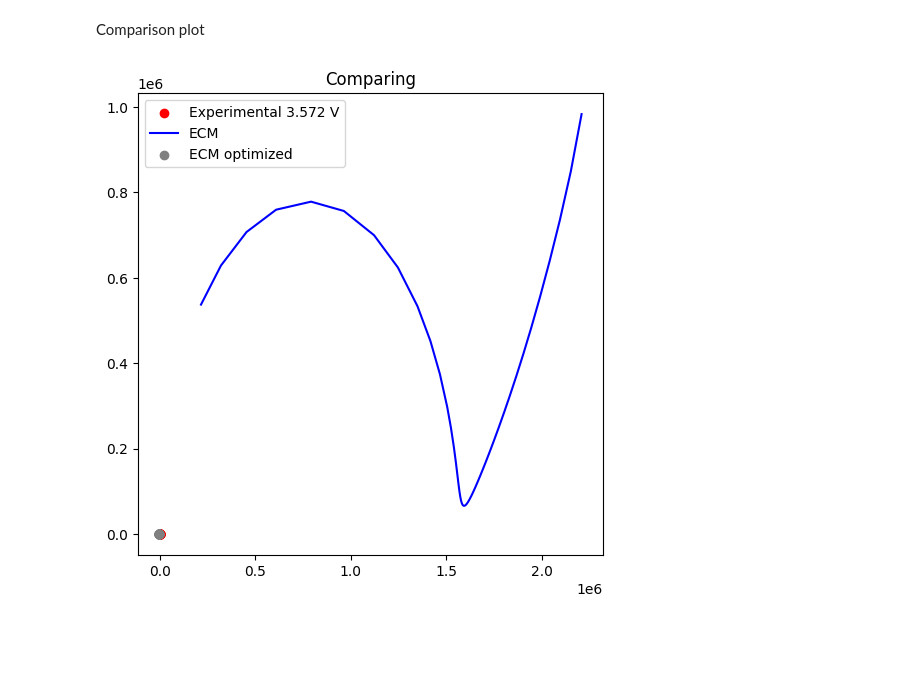
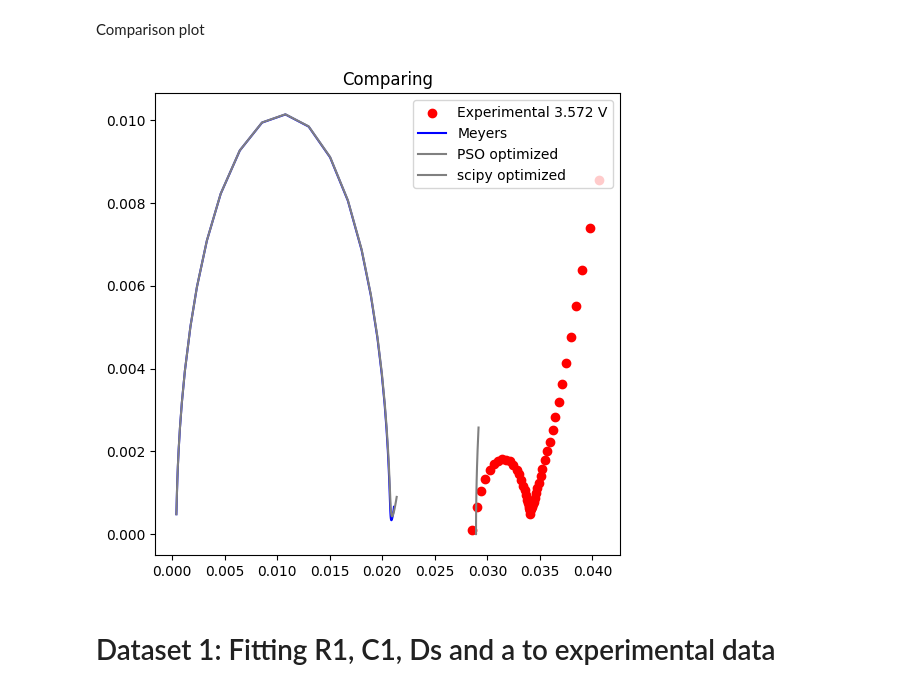
Before and after one commit to samaard2001/EIS-code, a Jupyter notebook: Code/EIS_ECM.ipynb, the cells around one changed output. Drawn from its saved outputs; the diff is of its cells as text; code cells hidden in the pictures; blank space fills up the shorter version.

Commit message:
optimizing to dataset 1

```diff
--- a/Code/EIS_ECM.ipynb
+++ b/Code/EIS_ECM.ipynb
@@ -214,16 +214,12 @@ T = 298 # K
 # %%
 volume_anode = params['Electrode height [m]']*params['Electrode width [m]']*params['Negative electrode thickness [m]'] # [m^3]
 volume_cathode = params['Electrode height [m]']*params['Electrode width [m]']*params['Positive electrode thickness [m]'] # [m^3]
+area_electrode = params['Electrode height [m]']*params['Electrode width [m]'] #[m^2]
 
 c_e = params['EC initial concentration in electrolyte [mol.m-3]']
 i_0_a = params['Negative electrode exchange-current density [A.m-2]'](c_e, c_n_s, c_n_s_max, T)
 i_0_c = params['Positive electrode exchange-current density [A.m-2]'](c_e, c_p_s, c_p_s_max, T)
 
-i_0_a = params['Negative electrode exchange-current density [A.m-2]'](c_e, c_n_s, c_n_s_max, T)*20
-i_0_c = params['Positive electrode exchange-current density [A.m-2]'](c_e, c_p_s, c_p_s_max, T)*20
-print(i_0_a)
-print(i_0_c)
-
 r = params['Positive particle radius [m]']
 e_a = 1 - params['Negative electrode porosity']
 e_c = 1 - params['Positive electrode porosity']
@@ -461,5 +377,5 @@ def Y_particle(param, ang_freq, R_part, Y_s):
     return Y
 
 def v(param, Y):
-    v = param['L']/ (((param['K']*param['sigma'])/(param['K'] + param['sigma']))**0.5*((param['a']*Y)/N)**(-0.5))
+    v = param['L']/ (((param['K']*param['sigma'])/(param['K'] + param['sigma']))**0.5*((param['a']*Y))**(-0.5))
     return v
@@ -481,11 +395,10 @@ def calc_Z(comp, frequencies):
     # The total impedance:
     Z = (param['L']/(param['K']+param['sigma']))*(1 + (2 + (param['sigma']/param['K'] + param['K']/param['sigma'])*np.cosh(v_calc))/(v_calc*np.sinh(v_calc)))
 
-    return Z
+    return Z/area_electrode
 
 frequencies = np.array(get_exp_data(1, "")[1])
 Z_init = calc_Z(dict_to_list(a_parametre), frequencies)
-
 plt.plot(Z_init.real, -Z_init.imag)
 plt.show()
 # %% [output]
@@ -540,7 +455,7 @@ print(dic_elems)
 # %% [markdown]
 PSO
 # %%
-print(a_number_parametre)
+
 i = 1
 exp_real = np.array(get_exp_data(i, "")[0][0])
 exp_imag = np.array(get_exp_data(i, "")[0][1])
@@ -557,7 +472,7 @@ def diff_func(comp, exp_real, exp_imag, frequencies):
 def wrapped_diff_func(comp):
   return np.array([diff_func(par, exp_real, exp_imag, frequencies) for par in comp])
 
-n_dim = len(a_number_parametre) #changing
+n_dim = len(a_parametre) #changing
 
 options = {
     'c1': 0.5,
@@ -635,19 +549,23 @@ Comparison plot
 # %%
 frequencies = np.array(get_exp_data(1, "")[1])
 Z = calc_Z(dict_to_list(a_parametre), frequencies)
-Z_opt = calc_Z(best_params, frequencies)
+Z_scipy = calc_Z(list_elems, frequencies)
+Z_pso = calc_Z(best_params, frequencies)
 
 fig, ax = plt.subplots(figsize=(6, 6))
 ax.scatter(np.array(get_exp_data(i, "")[0][0]), -np.array(get_exp_data(i, "")[0][1]), color = 'red', label=f"Experimental "+str(np.round(get_vdc(i, ""),3))+" V")
-ax.plot(Z.real, -Z.imag, label = f'ECM', color = 'blue')
-ax.scatter(Z_opt.real, -Z_opt.imag, label = f'ECM optimized', color = 'grey')
+ax.plot(Z.real, -Z.imag, label = f'Meyers', color = 'blue')
+ax.plot(Z_pso.real, -Z_pso.imag, label = f'PSO optimized', color = 'grey')
+ax.plot(Z_scipy.real, -Z_scipy.imag, label = f'scipy optimized', color = 'grey')
 
 
 #ax.set_xlim(0.016, 0.045)
 #ax.set_ylim(0, 0.012)
 
 plt.legend()
 plt.title("Comparing")
 plt.show()
 # %% [output]
-[figure, old version]
+[figure, new version]
+# %% [markdown]
+# Dataset 1: Fitting R1, C1, Ds and a to experimental data
```
Also changed, not shown: parts of 22 cells of this notebook, 1 other file.
